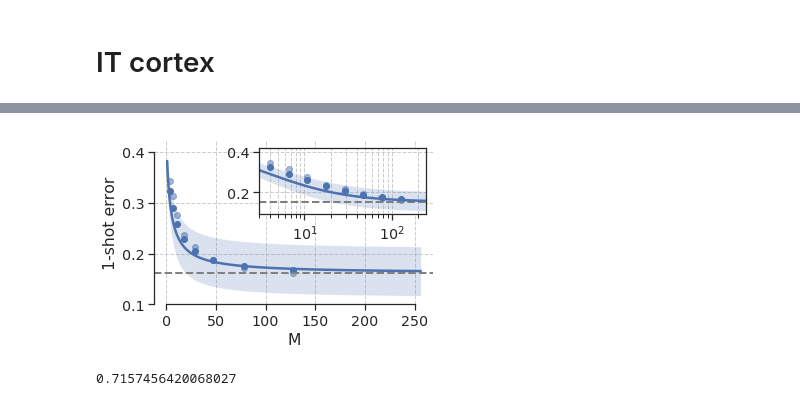
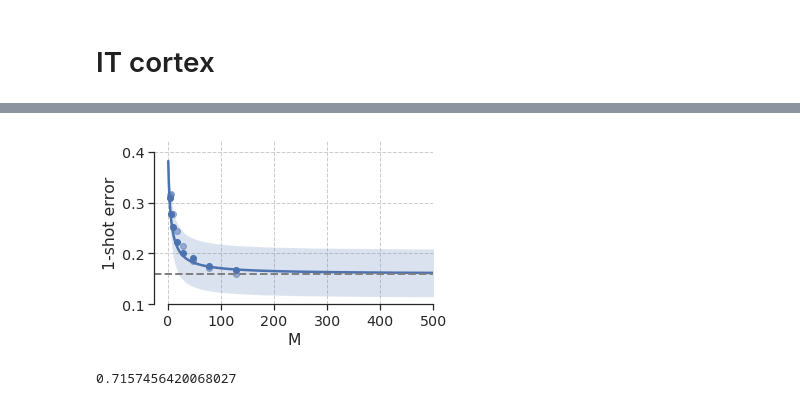
Before and after one commit to bsorsch/geometry-fewshot-learning, a Jupyter notebook: Compressed sensing.ipynb, the cells around one changed output, grey strips where cells are left out. Drawn from its saved outputs; the diff is of its cells as text; code cells hidden in the pictures.

```diff
--- a/Compressed sensing.ipynb
+++ b/Compressed sensing.ipynb
@@ -133,10 +133,12 @@ for manifold in manifolds_load[:100]:
     manifolds.append(manifold[:P])
 manifolds = np.stack(manifolds)
 # %%
-m = 1
+m = 5
 N = 2048
 K = manifolds.shape[0]
 Ms = np.logspace(3,11,8,base=2)
+# Ms = np.logspace(2,7,8,base=2)
+
 n_avg = 20
 Dsvds = []
 SNRs = []
@@ -281,7 +289,7 @@ m = 5
 N = 168
 K = manifolds.shape[0]
 Ms = np.logspace(2,7,8,base=2)
-n_avg = 50
+n_avg = 10
 Dsvds = []
 SNRs = []
 err_all = []
@@ -382,46 +386,44 @@ def Hinv(z):
 # %%
 fig, ax = plt.subplots(figsize=(5,3))
 # SNR0 = Hinv(err_all[-1]) * np.sqrt(1+np.repeat(Ds0,K)/Ms[-1])
 SNR0 = Hinv(err_all[-1])
 SNR_pred = SNR0 / np.sqrt(1+np.repeat(Ds0,K)/MMs[:,None])
 plt.plot(MMs, np.nanmean(H(SNR_pred),-1))
 std = np.nanmean(H(SNR_pred).reshape(-1,K,K),1).std(-1)
 plt.fill_between(MMs, np.nanmean(H(SNR_pred),-1)+std,
                 np.nanmean(H(SNR_pred),-1)-std,
                 alpha=0.2);
 
 plt.scatter(Ms, np.nanmean(err_all_proj,-1),c='C0')
 plt.scatter(Ms, np.nanmean(err_all,-1),c='C0',alpha=0.5)
 plt.axhline(np.nanmean(H(SNR0)), linestyle='dashed', c='grey',linewidth=2)
 
 plt.grid(True, which='both',ls='--')
 plt.xlabel('M')
 plt.ylabel('1-shot error')
-# plt.ylim([0,0.35])
+plt.xlim([-25,500])
 plt.yticks([0.1,0.2,0.3,0.4])
 sns.despine(trim=True)
 
+# # Inset
+# axins = inset_axes(ax, width="60%", height="40%",loc=1, borderpad=0.5)
+# SNR0 = Hinv(err_all[-1]) * np.sqrt(1+np.repeat(Ds0,K)/Ms[-1])
+# plt.axhline(np.nanmean(H(SNR0)), linestyle='dashed', c='grey', linewidth=2)
+# SNR_pred = SNR0 / np.sqrt(1+np.repeat(Ds0,K)/MMs[:,None])
+# plt.plot(MMs, np.nanmean(H(SNR_pred),-1))
+# plt.fill_between(MMs, np.nanmean(H(SNR_pred),-1)+std,
+#                 np.nanmean(H(SNR_pred),-1)-std,
+#                 alpha=0.2);
 
+# plt.scatter(Ms, np.nanmean(err_all_proj,-1),c='C0')
+# plt.scatter(Ms, np.nanmean(err_all,-1),c='C0',alpha=0.5)
+# axins.set_xlim([3,250])
+# plt.xscale('log')
+# plt.grid(True, which='both',ls='--')
 
-# Inset
-axins = inset_axes(ax, width="60%", height="40%",loc=1, borderpad=0.5)
-SNR0 = Hinv(err_all[-1]) * np.sqrt(1+np.repeat(Ds0,K)/Ms[-1])
-plt.axhline(np.nanmean(H(SNR0)), linestyle='dashed', c='grey', linewidth=2)
-SNR_pred = SNR0 / np.sqrt(1+np.repeat(Ds0,K)/MMs[:,None])
-plt.plot(MMs, np.nanmean(H(SNR_pred),-1))
-plt.fill_between(MMs, np.nanmean(H(SNR_pred),-1)+std,
-                np.nanmean(H(SNR_pred),-1)-std,
-                alpha=0.2);
-
-plt.scatter(Ms, np.nanmean(err_all_proj,-1),c='C0')
-plt.scatter(Ms, np.nanmean(err_all,-1),c='C0',alpha=0.5)
-axins.set_xlim([3,250])
-
-plt.xscale('log')
-plt.grid(True, which='both',ls='--')
-plt.savefig('images/IT_random_proj_err.pdf')
+# plt.savefig('images/IT_random_proj_err.pdf')
 # %% [output]
-[figure, old version]
+[figure, new version]
 # %%
 1-np.nanmean(err_all[-1])
 # %% [output]
```
Also changed, not shown: parts of 5 cells of this notebook, 2 other files.
